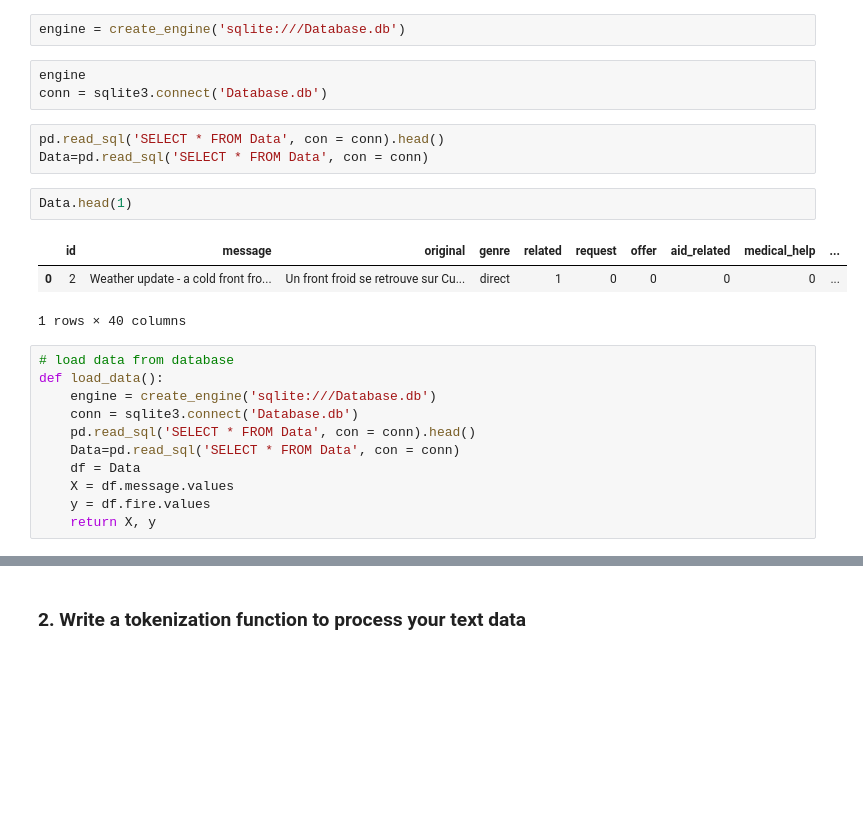
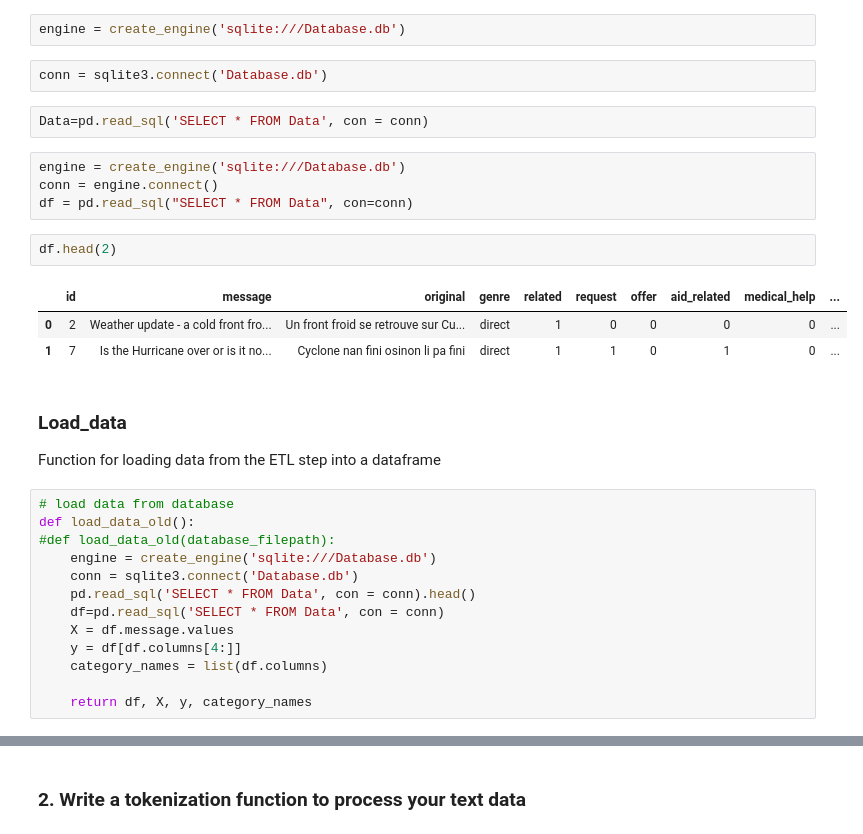
Before and after one commit to alstampe/Disaster-Response, a Jupyter notebook: ML Pipeline Preparation.ipynb, the cells around one changed output, grey strips where cells are left out. Cells and saved outputs as stored; diff of their text form; blank space fills up the shorter version.

```diff
--- a/ML Pipeline Preparation.ipynb
+++ b/ML Pipeline Preparation.ipynb
@@ -45,25 +95,32 @@ import sqlite3
 # %%
 engine = create_engine('sqlite:///Database.db')
 # %%
-engine
 conn = sqlite3.connect('Database.db')
 # %%
-pd.read_sql('SELECT * FROM Data', con = conn).head()
 Data=pd.read_sql('SELECT * FROM Data', con = conn)
-# %%
-Data.head(1)
-# %% [output]
-|  | id | message | original | genre | related | request | offer | aid_related | medical_help | ... |
-| 0 | 2 | Weather update - a cold front fro... | Un front froid se retrouve sur Cu... | direct | 1 | 0 | 0 | 0 | 0 | ... |
-1 rows × 40 columns
+# %%
+engine = create_engine('sqlite:///Database.db')
+conn = engine.connect()
+df = pd.read_sql("SELECT * FROM Data", con=conn)
+# %%
+df.head(2)
+# %% [output]
+|  | id | message | original | genre | related | request | offer | aid_related | medical_help | ... |
+| 0 | 2 | Weather update - a cold front fro... | Un front froid se retrouve sur Cu... | direct | 1 | 0 | 0 | 0 | 0 | ... |
+| 1 | 7 | Is the Hurricane over or is it no... | Cyclone nan fini osinon li pa fini | direct | 1 | 1 | 0 | 1 | 0 | ... |
+# %% [markdown]
+### Load_data
+Function for loading data from the ETL step into a dataframe
 # %%
 # load data from database
-def load_data():
+def load_data_old():
+#def load_data_old(database_filepath):
     engine = create_engine('sqlite:///Database.db')
     conn = sqlite3.connect('Database.db')
     pd.read_sql('SELECT * FROM Data', con = conn).head()
-    Data=pd.read_sql('SELECT * FROM Data', con = conn)
-    df = Data
+    df=pd.read_sql('SELECT * FROM Data', con = conn)
     X = df.message.values
-    y = df.fire.values
-    return X, y
+    y = df[df.columns[4:]]
+    category_names = list(df.columns)
+
+    return df, X, y, category_names
```
Also changed, not shown: parts of 127 cells of this notebook.
